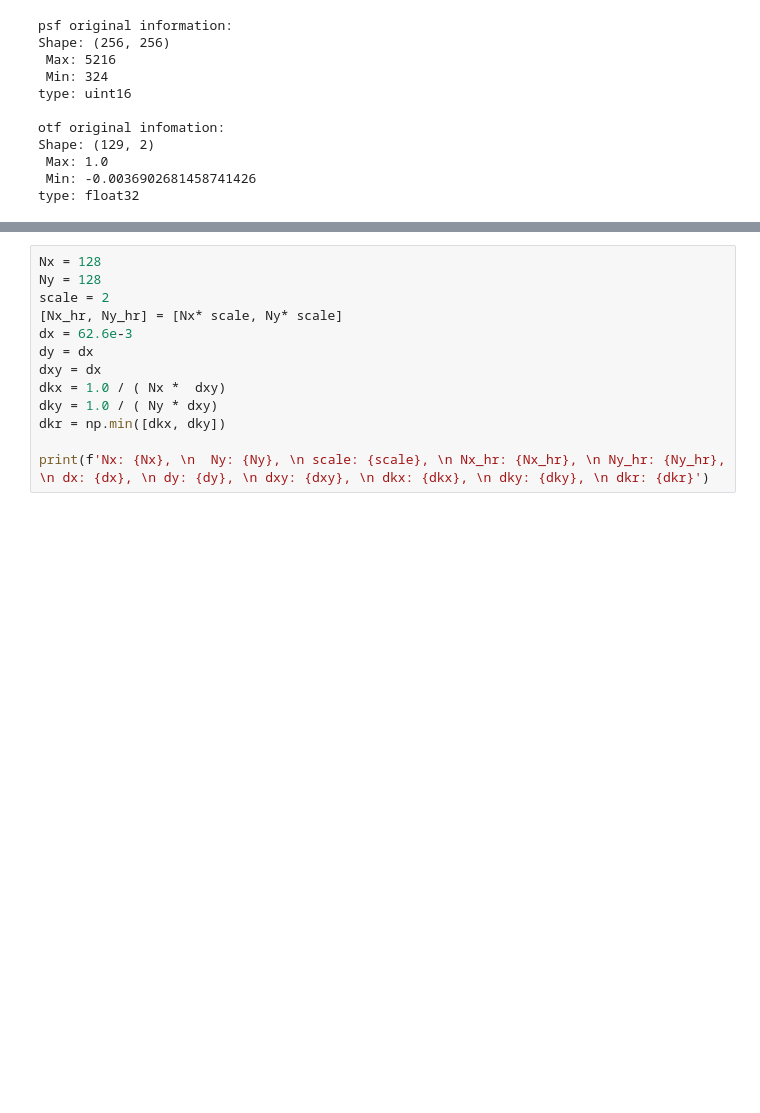
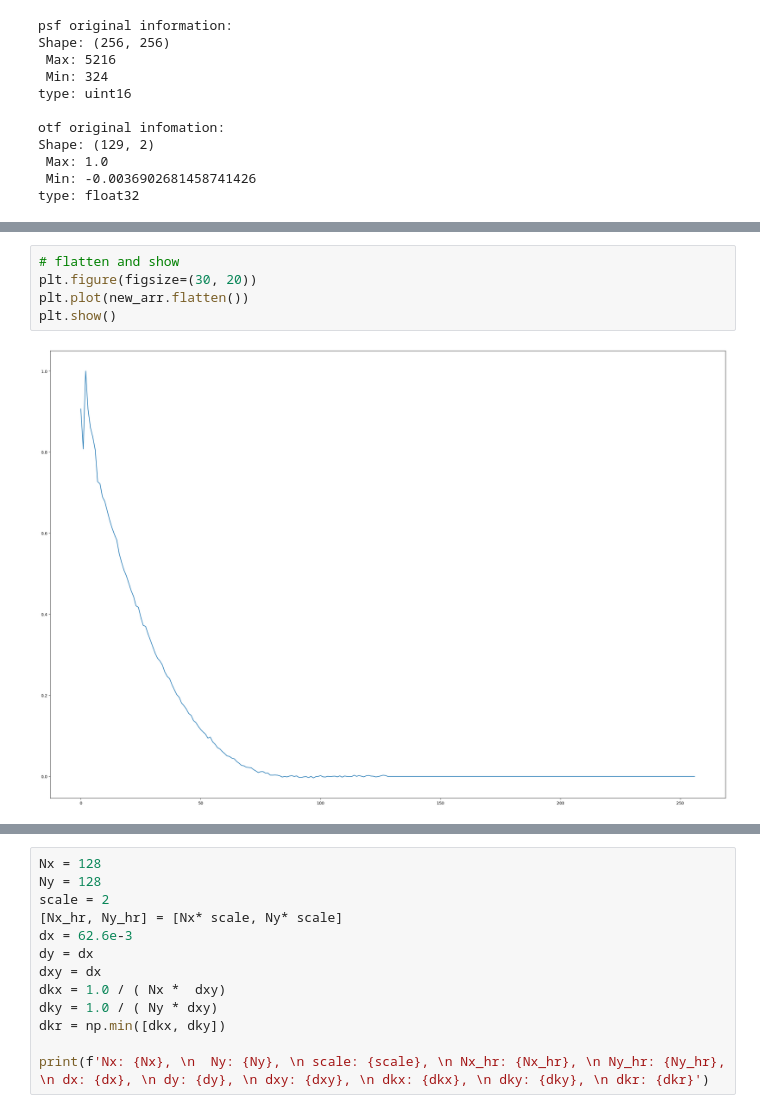
Before and after one commit to ArghaSarker/RDL-SIM-cleanup, a Jupyter notebook: oft_and_psf_extractor.ipynb, the cells around one changed output, grey strips where cells are left out. Cells and saved outputs as stored; diff of their text form; blank space fills up the shorter version.

```diff
--- a/oft_and_psf_extractor.ipynb
+++ b/oft_and_psf_extractor.ipynb
@@ -74 +92,8 @@ type: float32
+# %%
+# flatten and show
+plt.figure(figsize=(30, 20))
+plt.plot(new_arr.flatten())
+plt.show()
+# %% [output]
+[figure, added]
 # %%
```
Also changed, not shown: parts of 25 cells of this notebook.
